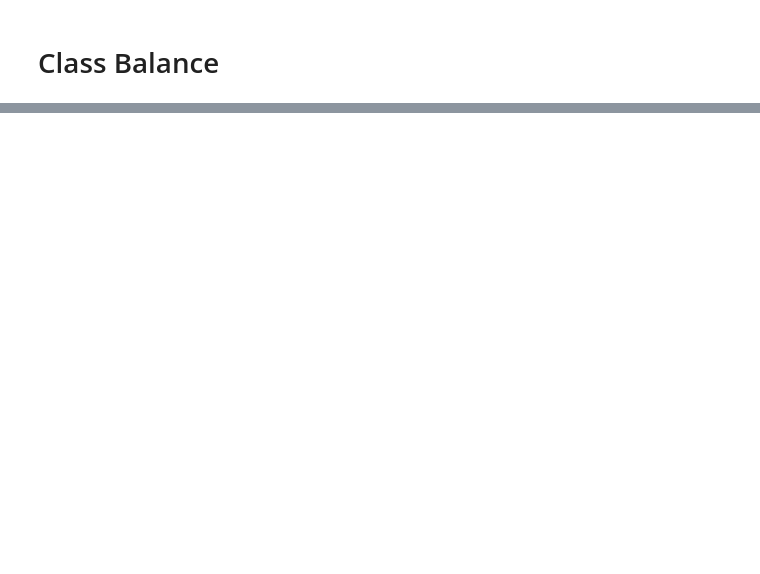
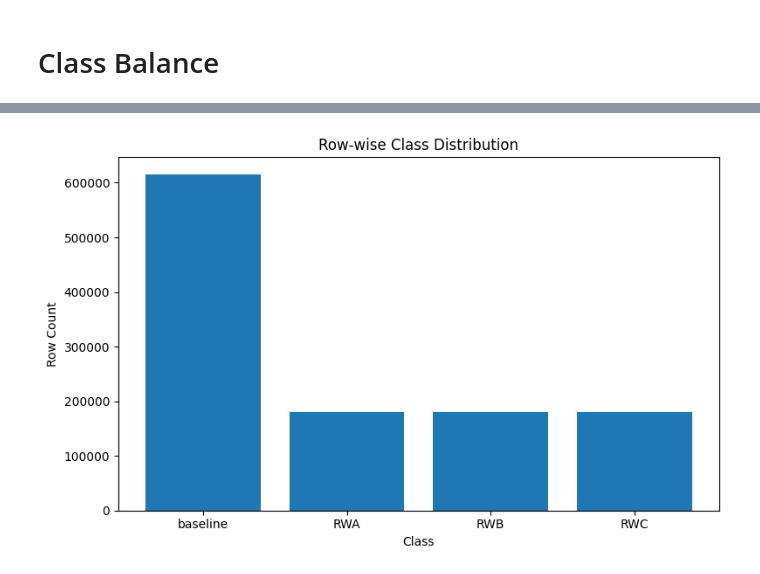
Before and after one commit to bernadlger/space-cyber-anomaly-detection, a Jupyter notebook: notebooks/01_eda.ipynb, the cells around one changed output, grey strips where cells are left out. Saved outputs shown, nothing was run; the diff lists cells and outputs as text; code cells hidden in the pictures; blank space fills up the shorter version.

```diff
--- a/notebooks/01_eda.ipynb
+++ b/notebooks/01_eda.ipynb
@@ -256,0 +158,11 @@ Name: count, dtype: int64
+# %%
+all_dfs = []
+for _, row in meta_data_df.iterrows():
+    file_path = BASE.parent / row["data_file"].replace("./data/raw", "raw")
+    df = pd.read_csv(file_path, usecols = ["result_label"])
+    all_dfs.append(df)
+
+combined_df = pd.concat(all_dfs, ignore_index=True)
+
+#satır bazlı sınıf dağılımı:
+row_counts = combined_df["result_label"].value_counts()
@@ -256,0 +178,12 @@ Name: count, dtype: int64
+# %%
+import matplotlib.pyplot as plt
+
+plt.figure(figsize=(8, 5))
+plt.bar(row_counts.index, row_counts.values)
+plt.title("Row-wise Class Distribution")
+plt.xlabel("Class")
+plt.ylabel("Row Count")
+plt.tight_layout()
+plt.show()
+# %% [output]
+[figure, added]
```
Also changed, not shown: parts of 13 cells of this notebook.
